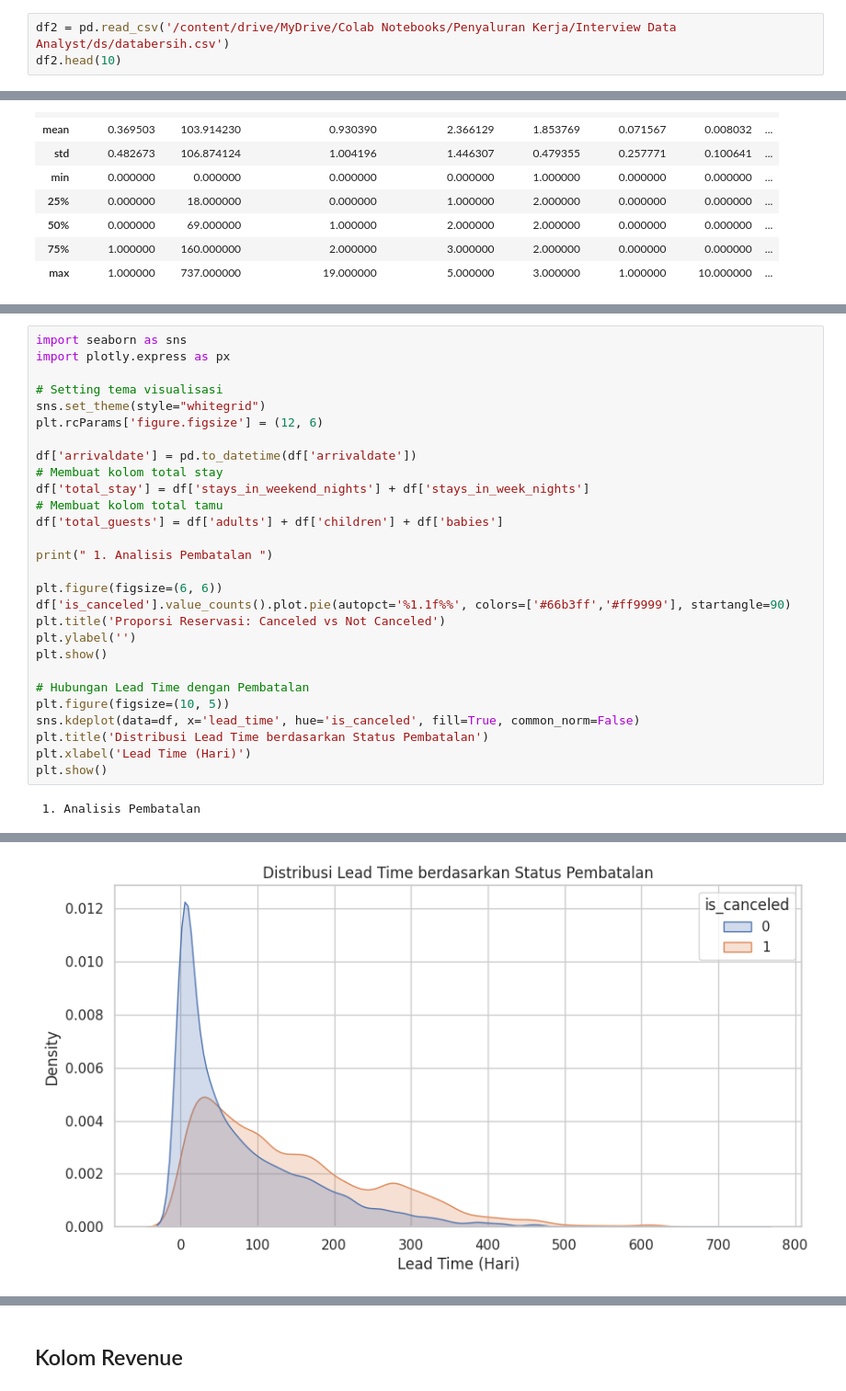
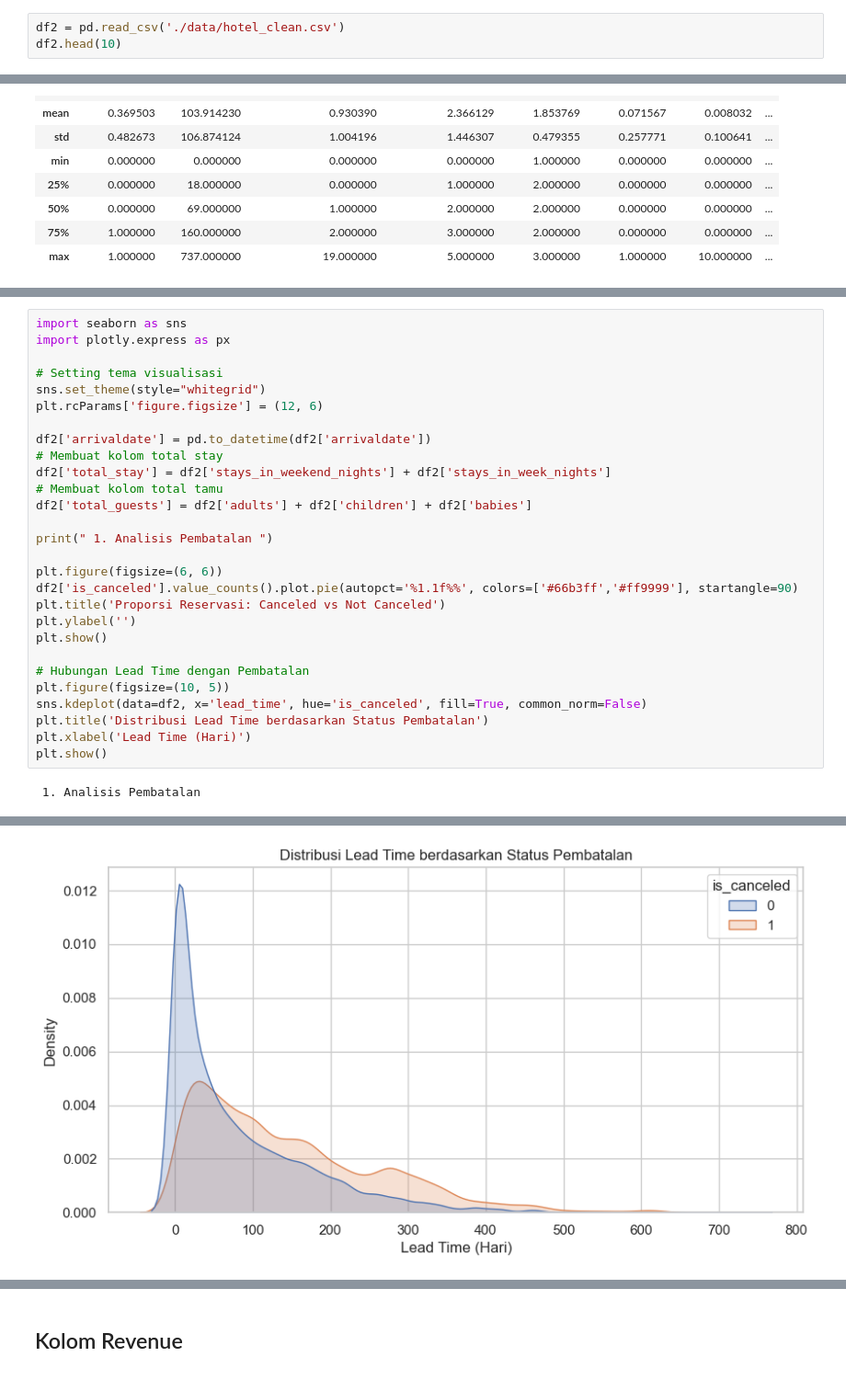
Before and after one commit to mherlypratama/Hotelcancelation, a Jupyter notebook: main.ipynb, the cells around one changed output, grey strips where cells are left out. Shown at 92% size. Cells and saved outputs as stored; diff of their text form.

```diff
--- a/main.ipynb
+++ b/main.ipynb
@@ -547,7 +538,7 @@ df.to_csv('/content/drive/MyDrive/Colab Notebooks/Penyaluran Kerja/Interview Dat
 # %% [markdown]
 # EDA
 # %%
-df2 = pd.read_csv('/content/drive/MyDrive/Colab Notebooks/Penyaluran Kerja/Interview Data Analyst/ds/databersih.csv')
+df2 = pd.read_csv('./data/hotel_clean.csv')
 df2.head(10)
 # %% [output]
 |  | hotel | is_canceled | lead_time | stays_in_weekend_nights | stays_in_week_nights | adults | children | ... |
@@ -596,23 +587,23 @@ import plotly.express as px
 sns.set_theme(style="whitegrid")
 plt.rcParams['figure.figsize'] = (12, 6)
 
-df['arrivaldate'] = pd.to_datetime(df['arrivaldate'])
+df2['arrivaldate'] = pd.to_datetime(df2['arrivaldate'])
 # Membuat kolom total stay
-df['total_stay'] = df['stays_in_weekend_nights'] + df['stays_in_week_nights']
+df2['total_stay'] = df2['stays_in_weekend_nights'] + df2['stays_in_week_nights']
 # Membuat kolom total tamu
-df['total_guests'] = df['adults'] + df['children'] + df['babies']
+df2['total_guests'] = df2['adults'] + df2['children'] + df2['babies']
 
 print(" 1. Analisis Pembatalan ")
 
 plt.figure(figsize=(6, 6))
-df['is_canceled'].value_counts().plot.pie(autopct='%1.1f%%', colors=['#66b3ff','#ff9999'], startangle=90)
+df2['is_canceled'].value_counts().plot.pie(autopct='%1.1f%%', colors=['#66b3ff','#ff9999'], startangle=90)
 plt.title('Proporsi Reservasi: Canceled vs Not Canceled')
 plt.ylabel('')
 plt.show()
 
 # Hubungan Lead Time dengan Pembatalan
 plt.figure(figsize=(10, 5))
-sns.kdeplot(data=df, x='lead_time', hue='is_canceled', fill=True, common_norm=False)
+sns.kdeplot(data=df2, x='lead_time', hue='is_canceled', fill=True, common_norm=False)
 plt.title('Distribusi Lead Time berdasarkan Status Pembatalan')
 plt.xlabel('Lead Time (Hari)')
 plt.show()
@@ -622,4 +613,4 @@ plt.show()
-[figure, old version]
+[figure, new version]
 # %%
 print(" 2. Analisis ADR (Average Daily Rate) ")
 
```
Also changed, not shown: parts of 21 cells of this notebook, 1 other file.
